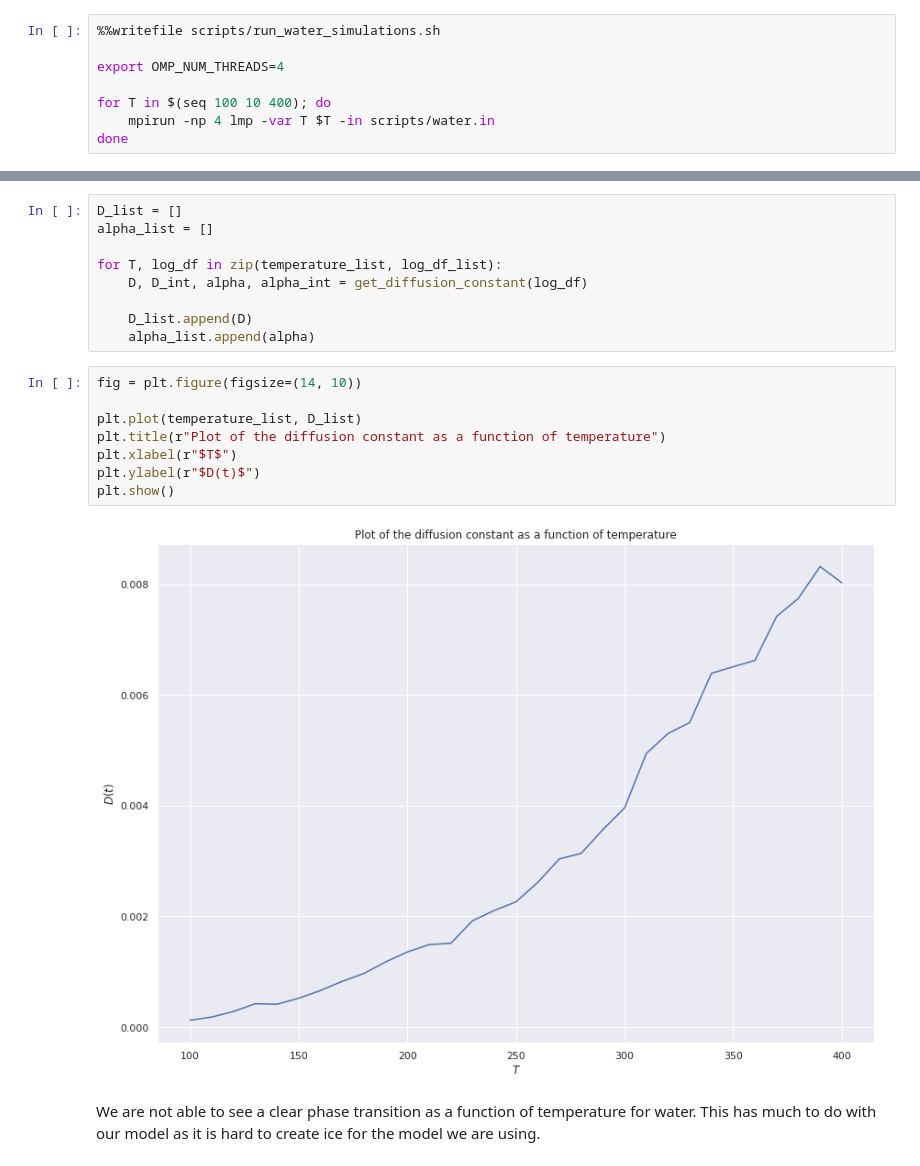
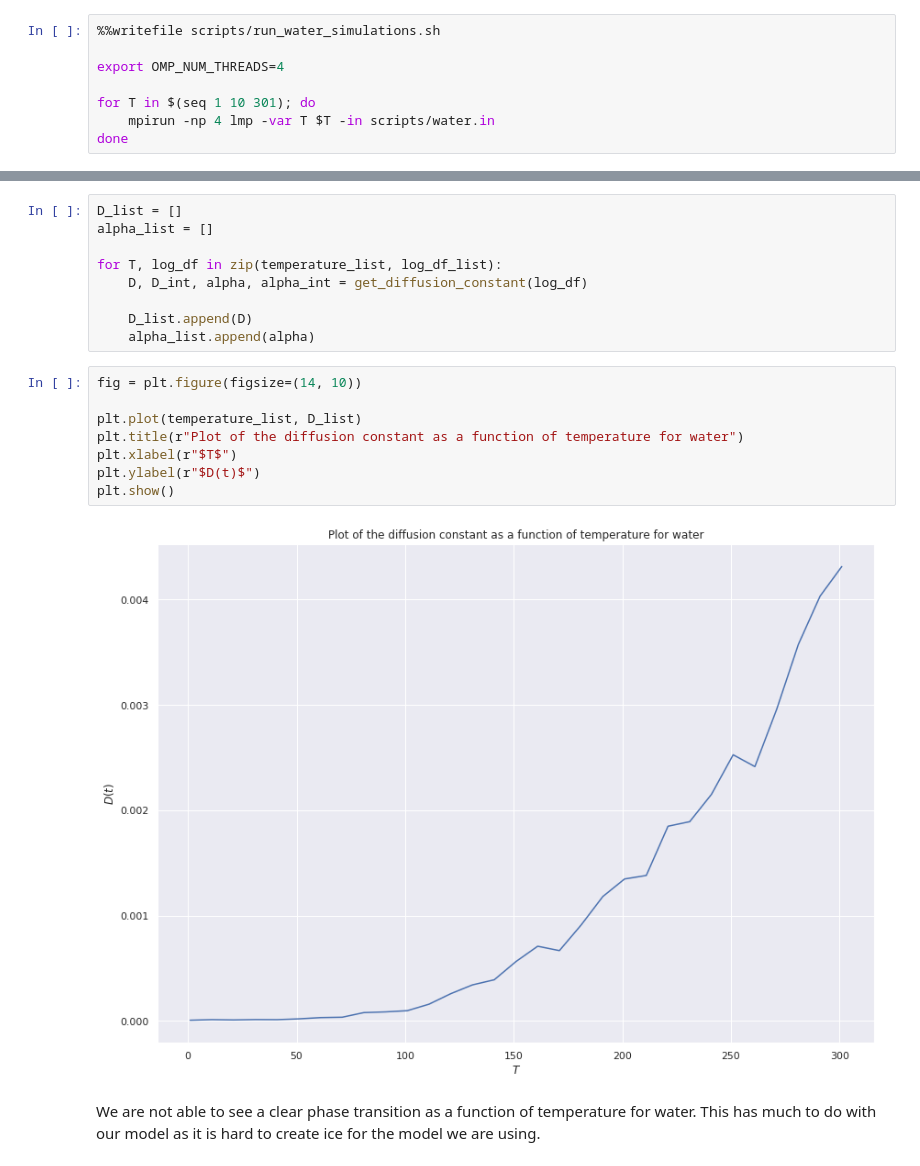
Before and after one commit to Schoyen/FYS4460, a Jupyter notebook: project-1/water.ipynb, the cells around one changed output, grey strips where cells are left out. Saved outputs shown, nothing was run; the diff lists cells and outputs as text.

```diff
--- a/project-1/water.ipynb
+++ b/project-1/water.ipynb
@@ -157,7 +157,7 @@ Overwriting scripts/water.in
 
 export OMP_NUM_THREADS=4
 
-for T in $(seq 100 10 400); do
+for T in $(seq 1 10 301); do
     mpirun -np 4 lmp -var T $T -in scripts/water.in
 done
 # %% [output]
@@ -199,13 +202,13 @@ for T, log_df in zip(temperature_list, log_df_list):
 # %%
 fig = plt.figure(figsize=(14, 10))
 
 plt.plot(temperature_list, D_list)
-plt.title(r"Plot of the diffusion constant as a function of temperature")
+plt.title(r"Plot of the diffusion constant as a function of temperature for water")
 plt.xlabel(r"$T$")
 plt.ylabel(r"$D(t)$")
 plt.show()
 # %% [output]
-[figure, old version]
+[figure, new version]
 # %% [markdown]
 We are not able to see a clear phase transition as a function of temperature for water. This has much to do with our model as it is hard to create ice for the model we are using.
 # %%
```
Also changed, not shown: parts of 4 cells of this notebook, 4 other files.
